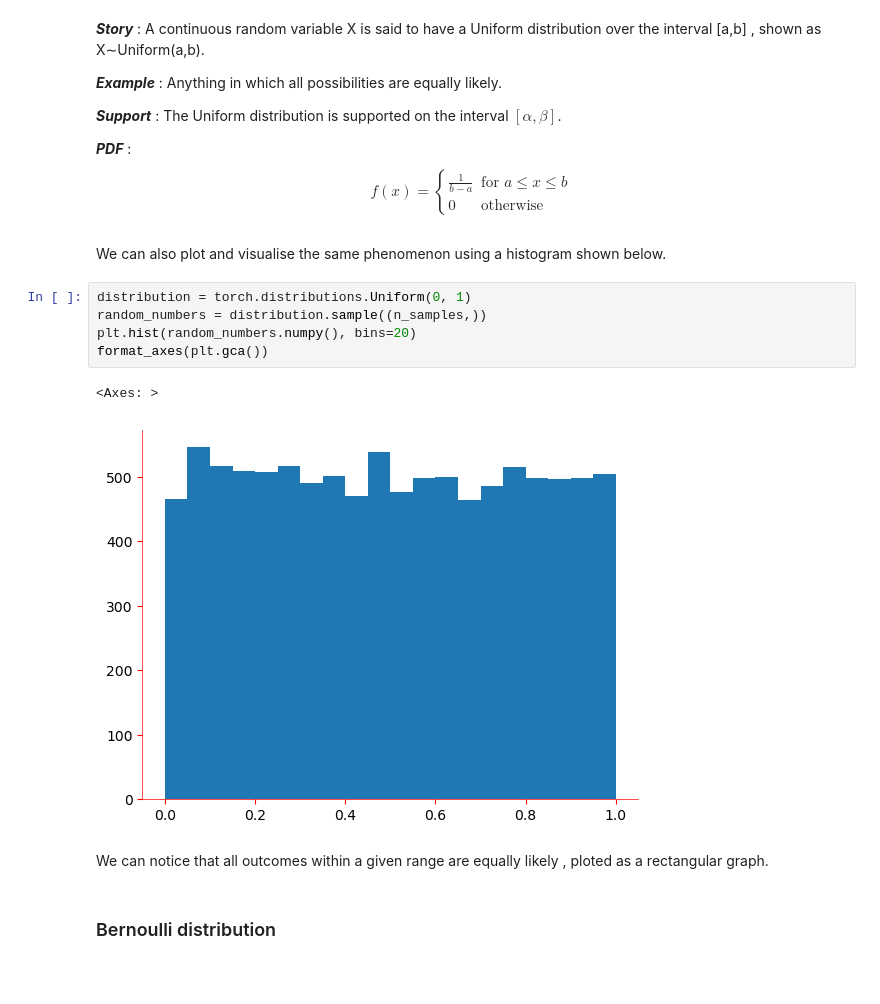
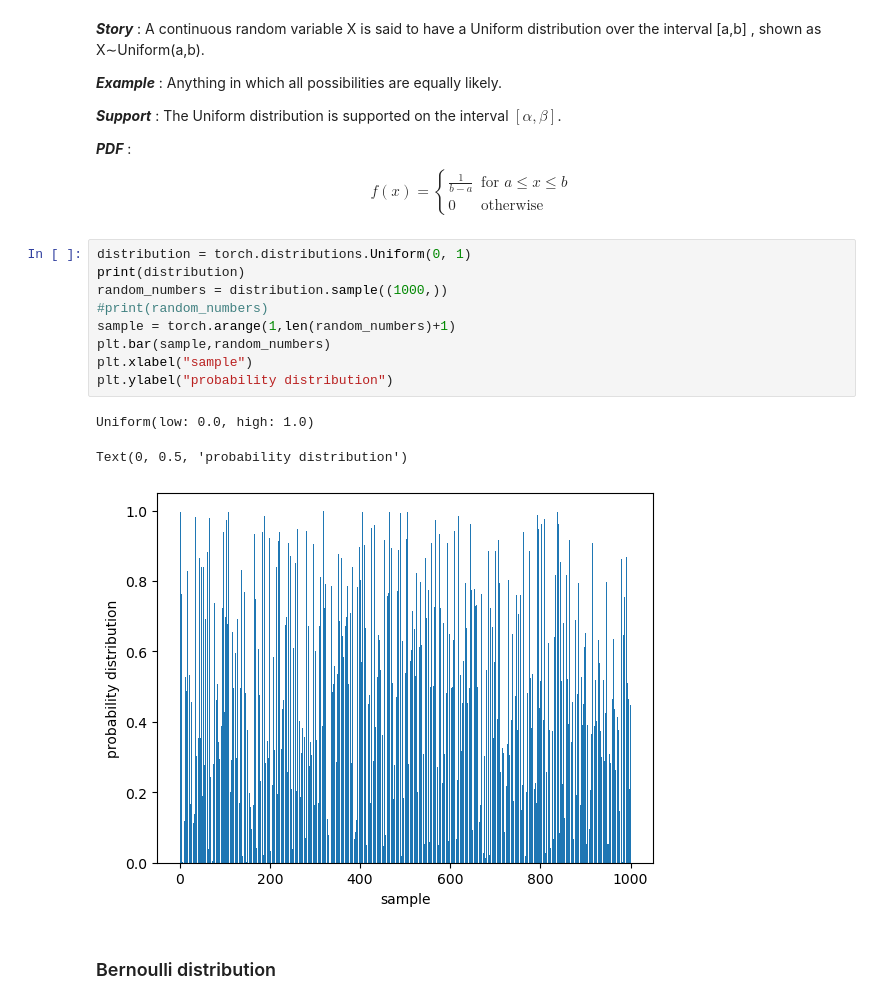
Before and after one commit to rishabh-mondal/Rishabh-mondal.github.io, a Jupyter notebook: posts/Sampling_distributions.ipynb, the cells around one changed output. Cells and saved outputs as stored; diff of their text form; blank space fills up the shorter version.

```diff
--- a/posts/Sampling_distributions.ipynb
+++ b/posts/Sampling_distributions.ipynb
@@ -78,18 +57,19 @@ f(x) = \begin{cases}
 0 & \text{otherwise}
 \end{cases}
 $$
-# %% [markdown]
-We can also plot and visualise the same phenomenon using a histogram shown below.
 # %%
 distribution = torch.distributions.Uniform(0, 1)
-random_numbers = distribution.sample((n_samples,))
-plt.hist(random_numbers.numpy(), bins=20)
-format_axes(plt.gca())
+print(distribution)
+random_numbers = distribution.sample((1000,))
+#print(random_numbers)
+sample = torch.arange(1,len(random_numbers)+1)
+plt.bar(sample,random_numbers)
+plt.xlabel("sample")
+plt.ylabel("probability distribution")
 # %% [output]
-<Axes: >
+Uniform(low: 0.0, high: 1.0)
+Text(0, 0.5, 'probability distribution')
-[figure, old version]
+[figure, new version]
-# %% [markdown]
-We can notice that all outcomes within a given range are equally likely , ploted as a rectangular graph.
 # %% [markdown]
 ### Bernoulli distribution
 # %% [markdown]
```
Also changed, not shown: parts of 37 cells of this notebook, 22 other files.
